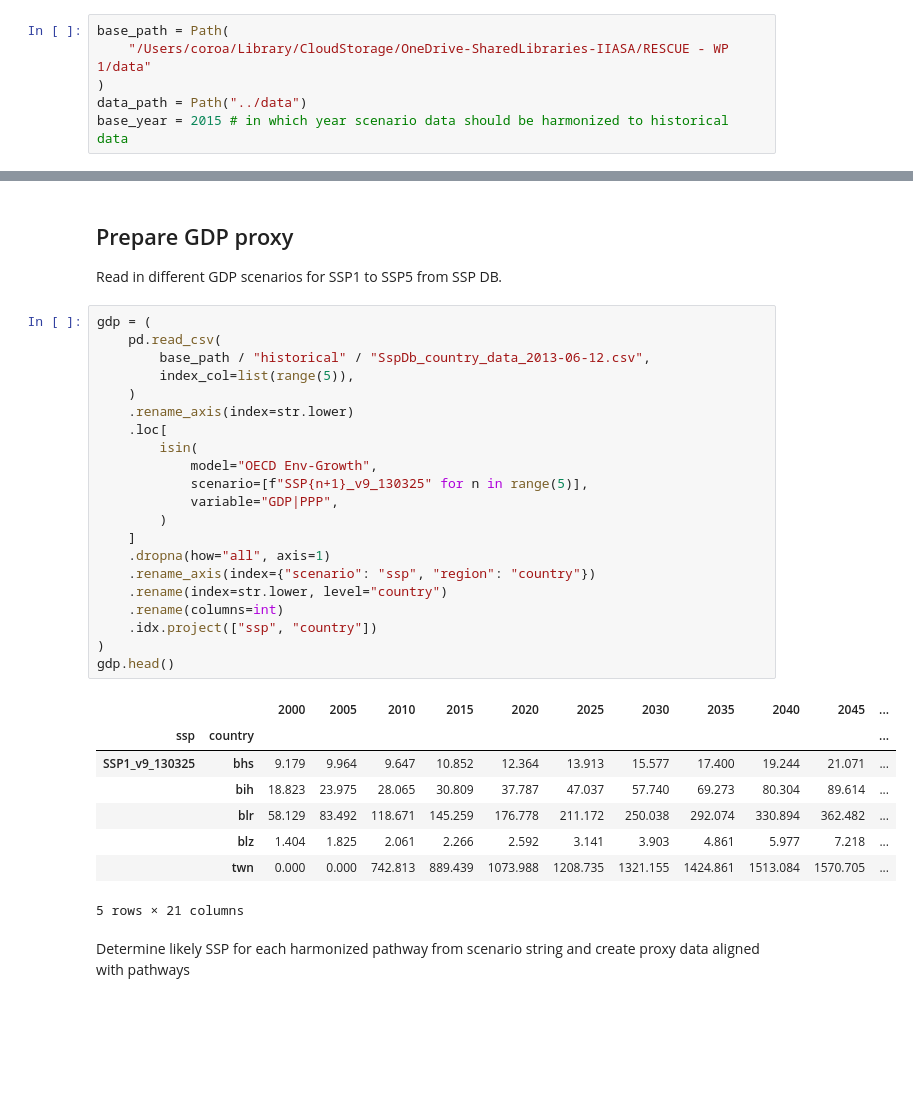
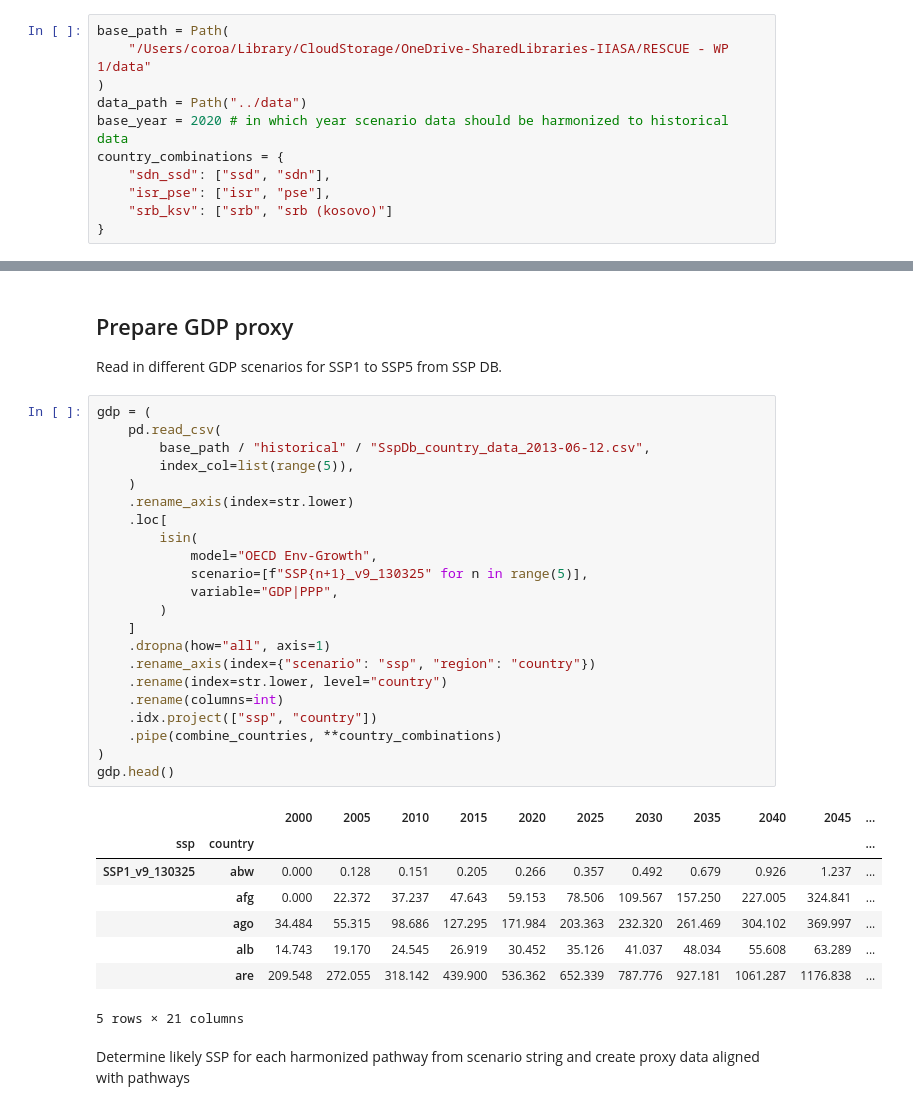
Before and after one commit to jkikstra/concordia, a Jupyter notebook: notebooks/workflow.ipynb, the cells around one changed output, grey strips where cells are left out. Saved outputs shown, nothing was run; the diff lists cells and outputs as text; blank space fills up the shorter version.

```diff
--- a/notebooks/workflow.ipynb
+++ b/notebooks/workflow.ipynb
@@ -26,7 +29,12 @@ base_path = Path(
     "/Users/coroa/Library/CloudStorage/OneDrive-SharedLibraries-IIASA/RESCUE - WP 1/data"
 )
 data_path = Path("../data")
-base_year = 2015 # in which year scenario data should be harmonized to historical data
+base_year = 2020 # in which year scenario data should be harmonized to historical data
+country_combinations = {
+    "sdn_ssd": ["ssd", "sdn"],
+    "isr_pse": ["isr", "pse"],
+    "srb_ksv": ["srb", "srb (kosovo)"]
+}
 # %% [markdown]
 ## Variable definition files
 
@@ -205,32 +331,33 @@ Read in different GDP scenarios for SSP1 to SSP5 from SSP DB.
 # %%
 gdp = (
     pd.read_csv(
         base_path / "historical" / "SspDb_country_data_2013-06-12.csv",
         index_col=list(range(5)),
     )
     .rename_axis(index=str.lower)
     .loc[
         isin(
             model="OECD Env-Growth",
             scenario=[f"SSP{n+1}_v9_130325" for n in range(5)],
             variable="GDP|PPP",
         )
     ]
     .dropna(how="all", axis=1)
     .rename_axis(index={"scenario": "ssp", "region": "country"})
     .rename(index=str.lower, level="country")
     .rename(columns=int)
     .idx.project(["ssp", "country"])
+    .pipe(combine_countries, **country_combinations)
 )
 gdp.head()
 # %% [output]
 |  |  | 2000 | 2005 | 2010 | 2015 | 2020 | 2025 | 2030 | 2035 | 2040 | 2045 | ... |
 | ssp | country |  |  |  |  |  |  |  |  |  |  | ... |
-| SSP1_v9_130325 | bhs | 9.179 | 9.964 | 9.647 | 10.852 | 12.364 | 13.913 | 15.577 | 17.400 | 19.244 | 21.071 | ... |
-|  | bih | 18.823 | 23.975 | 28.065 | 30.809 | 37.787 | 47.037 | 57.740 | 69.273 | 80.304 | 89.614 | ... |
-|  | blr | 58.129 | 83.492 | 118.671 | 145.259 | 176.778 | 211.172 | 250.038 | 292.074 | 330.894 | 362.482 | ... |
-|  | blz | 1.404 | 1.825 | 2.061 | 2.266 | 2.592 | 3.141 | 3.903 | 4.861 | 5.977 | 7.218 | ... |
-|  | twn | 0.000 | 0.000 | 742.813 | 889.439 | 1073.988 | 1208.735 | 1321.155 | 1424.861 | 1513.084 | 1570.705 | ... |
+| SSP1_v9_130325 | abw | 0.000 | 0.128 | 0.151 | 0.205 | 0.266 | 0.357 | 0.492 | 0.679 | 0.926 | 1.237 | ... |
+|  | afg | 0.000 | 22.372 | 37.237 | 47.643 | 59.153 | 78.506 | 109.567 | 157.250 | 227.005 | 324.841 | ... |
+|  | ago | 34.484 | 55.315 | 98.686 | 127.295 | 171.984 | 203.363 | 232.320 | 261.469 | 304.102 | 369.997 | ... |
+|  | alb | 14.743 | 19.170 | 24.545 | 26.919 | 30.452 | 35.126 | 41.037 | 48.034 | 55.608 | 63.289 | ... |
+|  | are | 209.548 | 272.055 | 318.142 | 439.900 | 536.362 | 652.339 | 787.776 | 927.181 | 1061.287 | 1176.838 | ... |
 5 rows × 21 columns
 # %% [markdown]
 Determine likely SSP for each harmonized pathway from scenario string and create proxy data aligned with pathways
```
Also changed, not shown: parts of 29 cells of this notebook, 3 other files.
